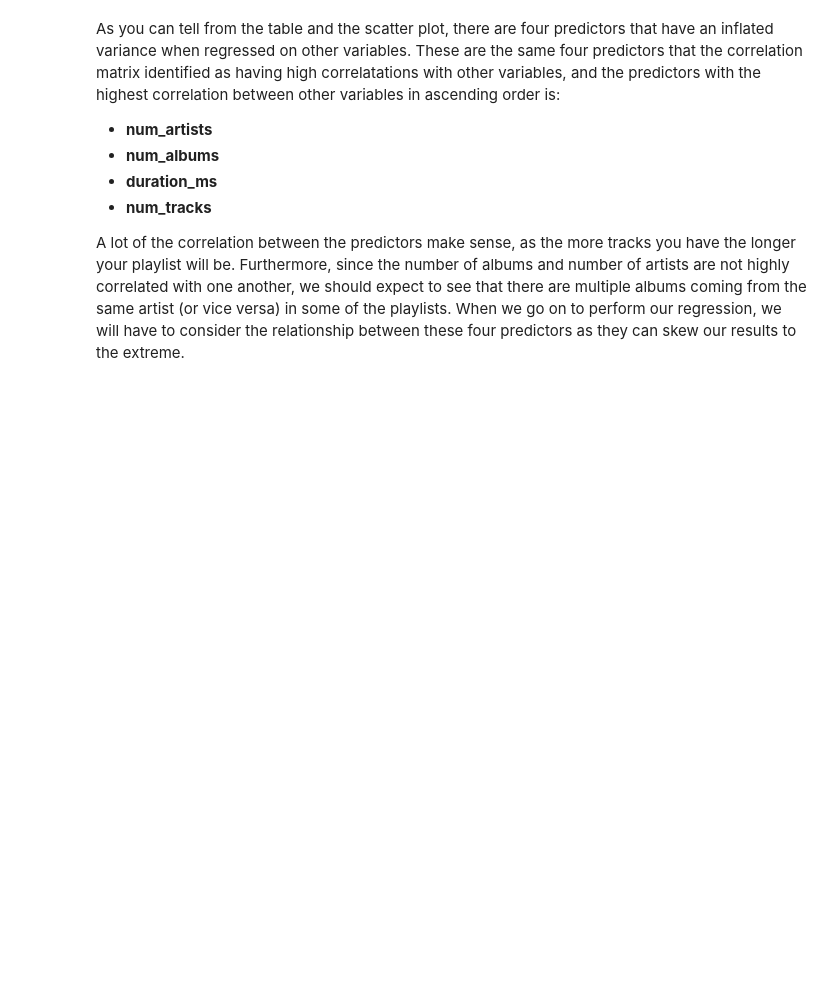
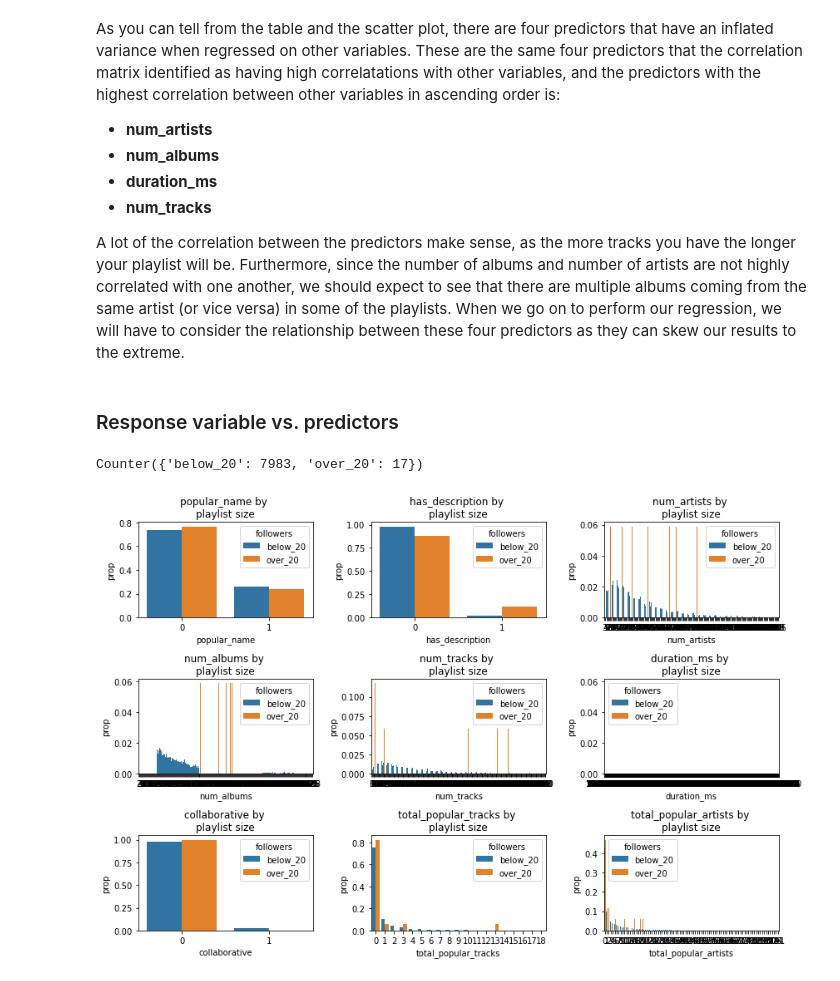
Before and after one commit to danielagarcia319/cs109a-final-project, a Jupyter notebook: Milestone 2.ipynb, the cells around one changed output. Saved outputs shown, nothing was run; the diff lists cells and outputs as text; code cells hidden in the pictures; blank space fills up the shorter version.

Commit message:
plotted predictors by response category. need to fix formatting still

```diff
--- a/Milestone 2.ipynb
+++ b/Milestone 2.ipynb
@@ -321,3 +315,60 @@ As you can tell from the table and the scatter plot, there are four predictors t
 * **num_tracks**
 
 A lot of the correlation between the predictors make sense, as the more tracks you have the longer your playlist will be. Furthermore, since the number of albums and number of artists are not highly correlated with one another, we should expect to see that there are multiple albums coming from the same artist (or vice versa) in some of the playlists. When we go on to perform our regression, we will have to consider the relationship between these four predictors as they can skew our results to the extreme.
+# %% [markdown]
+### Response variable vs. predictors
+# %%
+# will visualize based on the below 100 just so we have enough observations in each category...
+# the above plots were made with the entire y_data column rather than the train set
+y_train_cat = np.where(y_train < 20, 'below_20', 'over_20')
+
+# making sure I have a reasonable count of each category
+from collections import Counter
+Counter(y_train_cat.tolist())
+# %% [output]
+Counter({'below_20': 7983, 'over_20': 17})
+# %%
+# will have to plot continuous and discrete variables differently
+continuous_prefixes = ['num_', 'total_', 'duration_']
+continuous_vars = [c for c in X_train.columns if c in continuous_prefixes]
+
+# creating whole training set so I can group by y_train_cat and do normalized plots with
+# percentages rather than counts
+train = X_train.copy()
+train['followers'] = y_train_cat
+
+# looping through and doing subplots
+fig, ax = plt.subplots(3,3, figsize=(12,8))
+for i, c in enumerate(X_train.columns):
+
+    # using this so I can assign the plots to the proper axes
+    col = i%3
+    row = int((i - i%3)/3)
+
+    # doing a histplot for continuous, filling for the category
+    if c in continuous_vars:
+        sns.histplot(x=c, stat='proportion', data=train, hue=size, ax=ax[row,col])
+
+        # setting x-ticks so they are legible
+        max_x = max(train[c])
+        if max_x > 10e6:
+            ax[row,col].set_xticks(range(0, max_x, 10e5))
+        elif max_x > 150:
+            ax[row,col].set_xticks(range(0, max_x, 50))
+        else:
+            ax[row,col].set_xticks(range(0, max_x, 2))
+
+    # want a countplot with frequences for discrete variables, filling for category
+    else:
+        # getting normalized values for the counts
+        this_train = train.groupby('followers')[c].value_counts(normalize=True)
+        this_train = this_train.rename('prop').reset_index()
+        sns.barplot(x=c, y='prop', hue='followers', data=this_train, ax=ax[row,col])
+
+    # formatting the plots with appropriate labels
+    ax[row,col].set_xlabel(c)
+    ax[row,col].set_title(f'{c} by \nplaylist size')
+
+fig.tight_layout();
+# %% [output]
+[figure, added]
```
Also changed, not shown: parts of 2 cells of this notebook.
